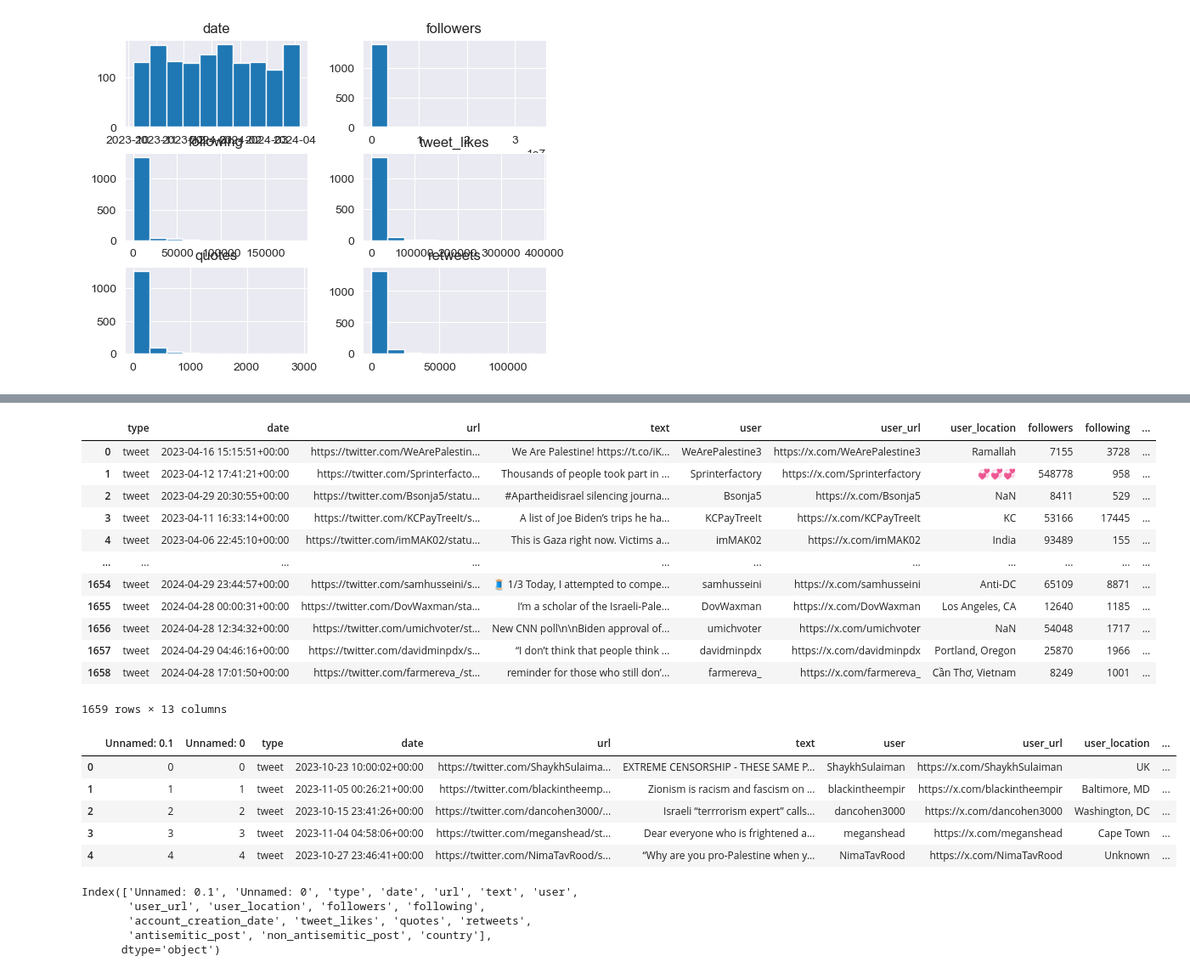
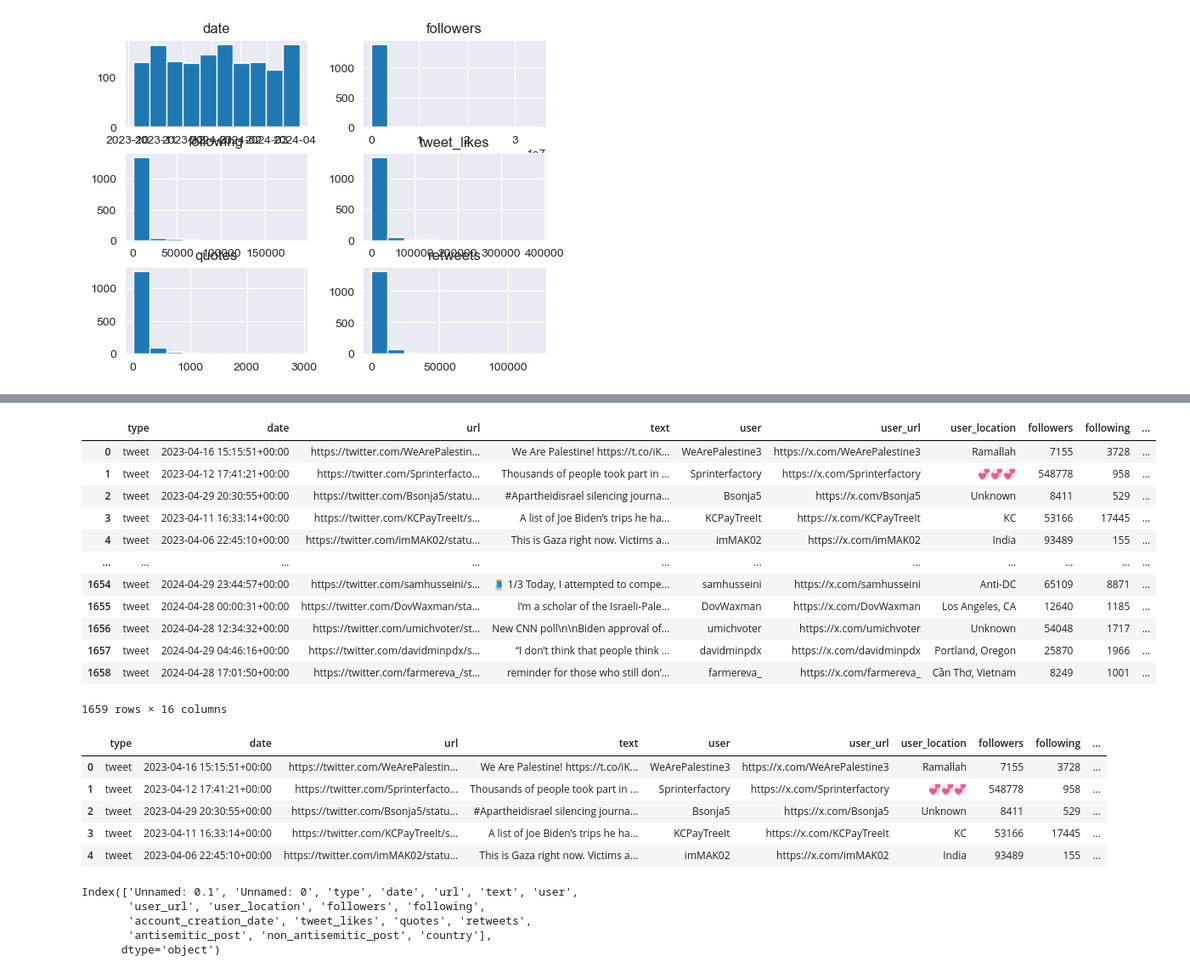
Before and after one commit to ArkhipovG/AntisemitismAwareBot, a Jupyter notebook: Twitter_analysis/data_scraping_preproc.ipynb, the cells around one changed output, grey strips where cells are left out. Shown at 85% size. Saved outputs shown, nothing was run; the diff lists cells and outputs as text; code cells hidden in the pictures.

```diff
--- a/Twitter_analysis/data_scraping_preproc.ipynb
+++ b/Twitter_analysis/data_scraping_preproc.ipynb
@@ -251,6 +251,8 @@ def analyse_location(df):
 import pandas as pd
 # %%
 df_cleaned = pd.read_csv('cleaned_df_antisemitic_12_05_24.csv')
+# %%
+df_cleaned['user_location'] = df_cleaned['user_location'].fillna("Unknown")
 # %%
 analyse_location(df_cleaned)
 # %% [output]
@@ -283,29 +345,29 @@ df_cleaned
 |  | type | date | url | text | user | user_url | user_location | followers | following | ... |
 | 0 | tweet | 2023-04-16 15:15:51+00:00 | https://twitter.com/WeArePalestin... | We Are Palestine! https://t.co/iK... | WeArePalestine3 | https://x.com/WeArePalestine3 | Ramallah | 7155 | 3728 | ... |
 | 1 | tweet | 2023-04-12 17:41:21+00:00 | https://twitter.com/Sprinterfacto... | Thousands of people took part in ... | Sprinterfactory | https://x.com/Sprinterfactory | 💞💞💞 | 548778 | 958 | ... |
-| 2 | tweet | 2023-04-29 20:30:55+00:00 | https://twitter.com/Bsonja5/statu... | #Apartheidisrael silencing journa... | Bsonja5 | https://x.com/Bsonja5 | NaN | 8411 | 529 | ... |
+| 2 | tweet | 2023-04-29 20:30:55+00:00 | https://twitter.com/Bsonja5/statu... | #Apartheidisrael silencing journa... | Bsonja5 | https://x.com/Bsonja5 | Unknown | 8411 | 529 | ... |
 | 3 | tweet | 2023-04-11 16:33:14+00:00 | https://twitter.com/KCPayTreeIt/s... | A list of Joe Biden’s trips he ha... | KCPayTreeIt | https://x.com/KCPayTreeIt | KC | 53166 | 17445 | ... |
 | 4 | tweet | 2023-04-06 22:45:10+00:00 | https://twitter.com/imMAK02/statu... | This is Gaza right now. Victims a... | imMAK02 | https://x.com/imMAK02 | India | 93489 | 155 | ... |
 | ... | ... | ... | ... | ... | ... | ... | ... | ... | ... | ... |
 | 1654 | tweet | 2024-04-29 23:44:57+00:00 | https://twitter.com/samhusseini/s... | 🧵 1/3 Today, I attempted to compe... | samhusseini | https://x.com/samhusseini | Anti-DC | 65109 | 8871 | ... |
 | 1655 | tweet | 2024-04-28 00:00:31+00:00 | https://twitter.com/DovWaxman/sta... | I’m a scholar of the Israeli-Pale... | DovWaxman | https://x.com/DovWaxman | Los Angeles, CA | 12640 | 1185 | ... |
-| 1656 | tweet | 2024-04-28 12:34:32+00:00 | https://twitter.com/umichvoter/st... | New CNN poll\n\nBiden approval of... | umichvoter | https://x.com/umichvoter | NaN | 54048 | 1717 | ... |
+| 1656 | tweet | 2024-04-28 12:34:32+00:00 | https://twitter.com/umichvoter/st... | New CNN poll\n\nBiden approval of... | umichvoter | https://x.com/umichvoter | Unknown | 54048 | 1717 | ... |
 | 1657 | tweet | 2024-04-29 04:46:16+00:00 | https://twitter.com/davidminpdx/s... | “I don’t think that people think ... | davidminpdx | https://x.com/davidminpdx | Portland, Oregon | 25870 | 1966 | ... |
 | 1658 | tweet | 2024-04-28 17:01:50+00:00 | https://twitter.com/farmereva_/st... | reminder for those who still don’... | farmereva_ | https://x.com/farmereva_ | Cần Thơ, Vietnam | 8249 | 1001 | ... |
-1659 rows × 13 columns
+1659 rows × 16 columns
 # %%
 import seaborn as sns
 # %%
 import matplotlib.pyplot as plt
 # %%
-df_analysed.head()
+df_cleaned.head()
 # %% [output]
-|  | Unnamed: 0.1 | Unnamed: 0 | type | date | url | text | user | user_url | user_location | ... |
-| 0 | 0 | 0 | tweet | 2023-10-23 10:00:02+00:00 | https://twitter.com/ShaykhSulaima... | EXTREME CENSORSHIP - THESE SAME P... | ShaykhSulaiman | https://x.com/ShaykhSulaiman | UK | ... |
-| 1 | 1 | 1 | tweet | 2023-11-05 00:26:21+00:00 | https://twitter.com/blackintheemp... | Zionism is racism and fascism on ... | blackintheempir | https://x.com/blackintheempir | Baltimore, MD | ... |
-| 2 | 2 | 2 | tweet | 2023-10-15 23:41:26+00:00 | https://twitter.com/dancohen3000/... | Israeli “terrrorism expert” calls... | dancohen3000 | https://x.com/dancohen3000 | Washington, DC | ... |
-| 3 | 3 | 3 | tweet | 2023-11-04 04:58:06+00:00 | https://twitter.com/meganshead/st... | Dear everyone who is frightened a... | meganshead | https://x.com/meganshead | Cape Town | ... |
-| 4 | 4 | 4 | tweet | 2023-10-27 23:46:41+00:00 | https://twitter.com/NimaTavRood/s... | “Why are you pro-Palestine when y... | NimaTavRood | https://x.com/NimaTavRood | Unknown | ... |
+|  | type | date | url | text | user | user_url | user_location | followers | following | ... |
+| 0 | tweet | 2023-04-16 15:15:51+00:00 | https://twitter.com/WeArePalestin... | We Are Palestine! https://t.co/iK... | WeArePalestine3 | https://x.com/WeArePalestine3 | Ramallah | 7155 | 3728 | ... |
+| 1 | tweet | 2023-04-12 17:41:21+00:00 | https://twitter.com/Sprinterfacto... | Thousands of people took part in ... | Sprinterfactory | https://x.com/Sprinterfactory | 💞💞💞 | 548778 | 958 | ... |
+| 2 | tweet | 2023-04-29 20:30:55+00:00 | https://twitter.com/Bsonja5/statu... | #Apartheidisrael silencing journa... | Bsonja5 | https://x.com/Bsonja5 | Unknown | 8411 | 529 | ... |
+| 3 | tweet | 2023-04-11 16:33:14+00:00 | https://twitter.com/KCPayTreeIt/s... | A list of Joe Biden’s trips he ha... | KCPayTreeIt | https://x.com/KCPayTreeIt | KC | 53166 | 17445 | ... |
+| 4 | tweet | 2023-04-06 22:45:10+00:00 | https://twitter.com/imMAK02/statu... | This is Gaza right now. Victims a... | imMAK02 | https://x.com/imMAK02 | India | 93489 | 155 | ... |
 # %%
 df_analysed.columns
 # %% [output]
```
Also changed, not shown: parts of 15 cells of this notebook.
